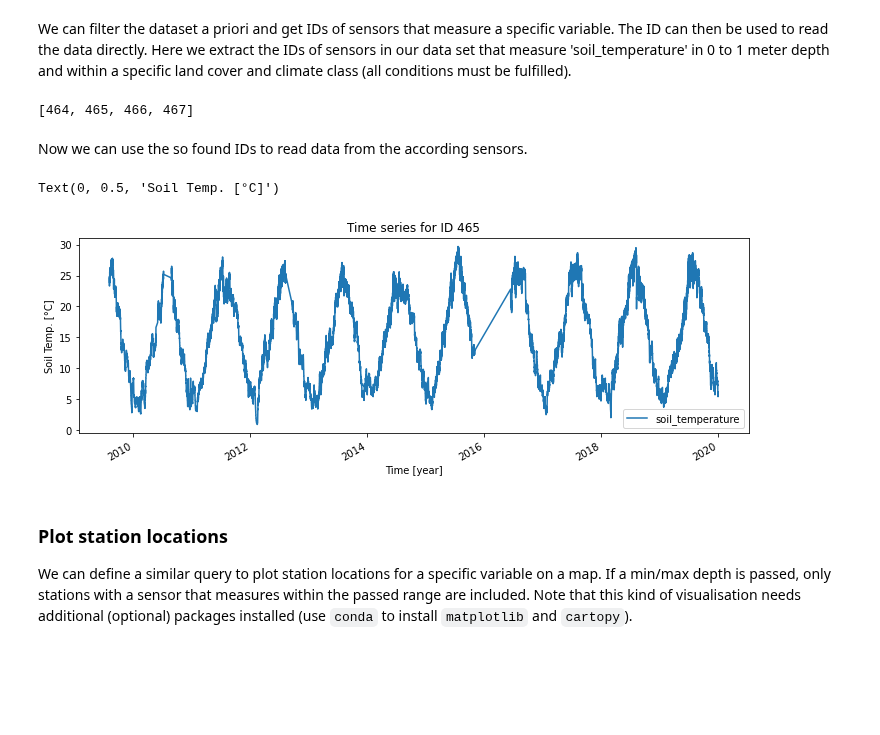
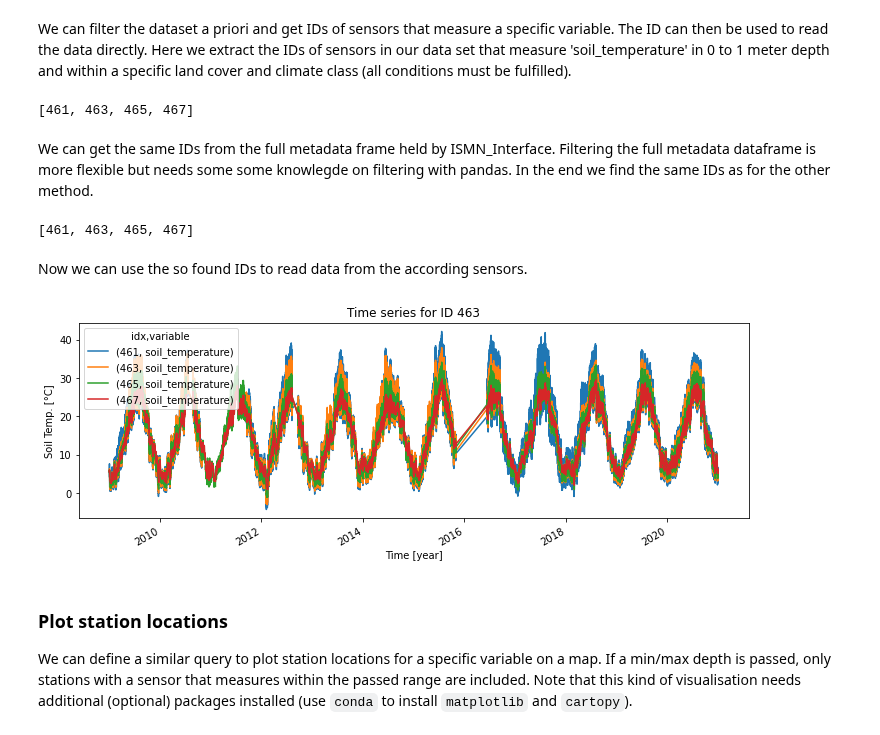
Before and after one commit to TUW-GEO/ismn, a Jupyter notebook: docs/examples/interface.ipynb, the cells around one changed output. Drawn from its saved outputs; the diff is of its cells as text; code cells hidden in the pictures; blank space fills up the shorter version.

```diff
--- a/docs/examples/interface.ipynb
+++ b/docs/examples/interface.ipynb
@@ -38,6 +38,6 @@ import matplotlib.pyplot as plt  # matplotlib is not installed automatically
 %matplotlib inline
 
 # Either a .zip file or one folder that contains all networks, here we read from .zip
-data_path = "/tmp/ismn/Data_separate_files_20090804_20201212.zip"
+data_path = "/tmp/Data_separate_files_header_20090101_20201231_9289_Cwpc_20221201.zip"
 ismn_data = ISMN_Interface(data_path)
 # %% [output]
@@ -284,18 +274,25 @@ ids = ismn_data.get_dataset_ids(variable='soil_temperature',
                                 filter_meta_dict={'lc_2005': 130, 'climate_KG': 'Csb'})
 ids
 # %% [output]
-[464, 465, 466, 467]
+[461, 463, 465, 467]
+# %% [markdown]
+We can get the same IDs from the full metadata frame held by ISMN_Interface. Filtering the full metadata dataframe is more flexible but needs some some knowlegde on filtering with pandas. In the end we find the same IDs as for the other method.
+# %%
+conditions = (ismn_data.metadata['variable'].val == 'soil_temperature') & \
+             (ismn_data.metadata['instrument'].depth_to <= 1) & \
+             (ismn_data.metadata['lc_2005'].val == 130) & \
+             (ismn_data.metadata['climate_KG'].val == 'Csb')
+
+ismn_data.metadata[conditions].index.to_list()
+# %% [output]
+[461, 463, 465, 467]
 # %% [markdown]
 Now we can use the so found IDs to read data from the according sensors.
 # %%
-ts, meta = ismn_data.read(ids[1], return_meta=True)
-meta
-ax = ts.plot(figsize=(12,4), title=f'Time series for ID {ids[1]}')
-ax.set_xlabel("Time [year]")
-ax.set_ylabel("Soil Temp. [°C]")
+ts, meta = ismn_data.read(ids, return_meta=True)
+ax = ts.plot(figsize=(12,4), title=f'Time series for ID {ids[1]}', xlabel="Time [year]", ylabel="Soil Temp. [°C]")
 # %% [output]
-Text(0, 0.5, 'Soil Temp. [°C]')
-[figure, old version]
+[figure, new version]
 # %% [markdown]
 ### Plot station locations
 We can define a similar query to plot station locations for a specific variable on a map. If a min/max depth is passed, only stations with a sensor that measures within the passed range are included. Note that this kind of visualisation needs additional (optional) packages installed (use `conda` to install `matplotlib` and `cartopy`).
```
Also changed, not shown: parts of 22 cells of this notebook, 4 other files.
